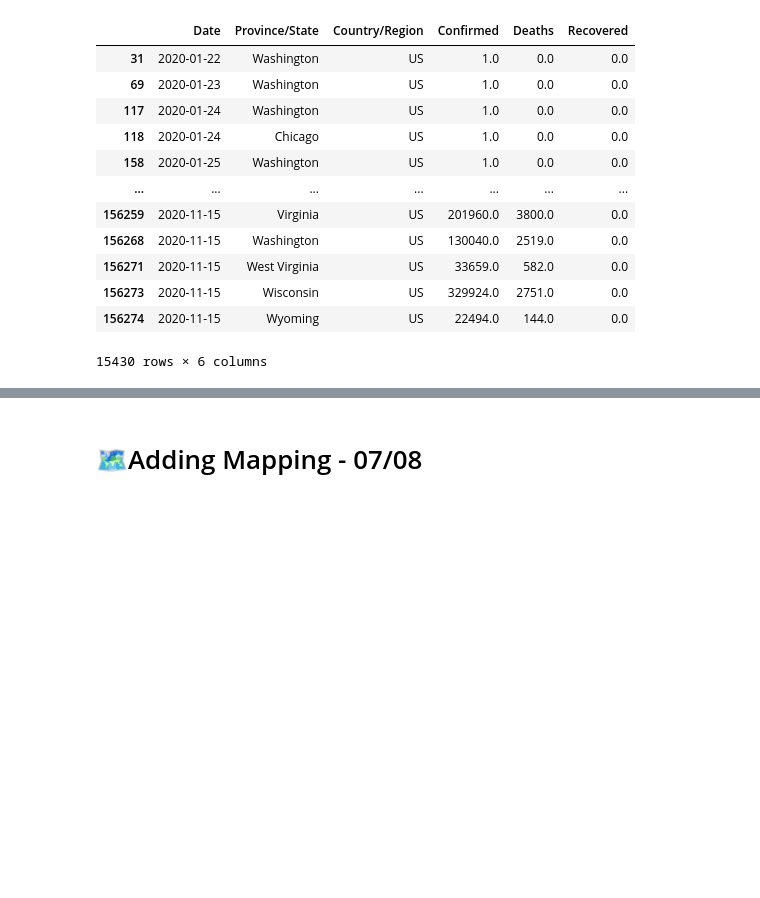
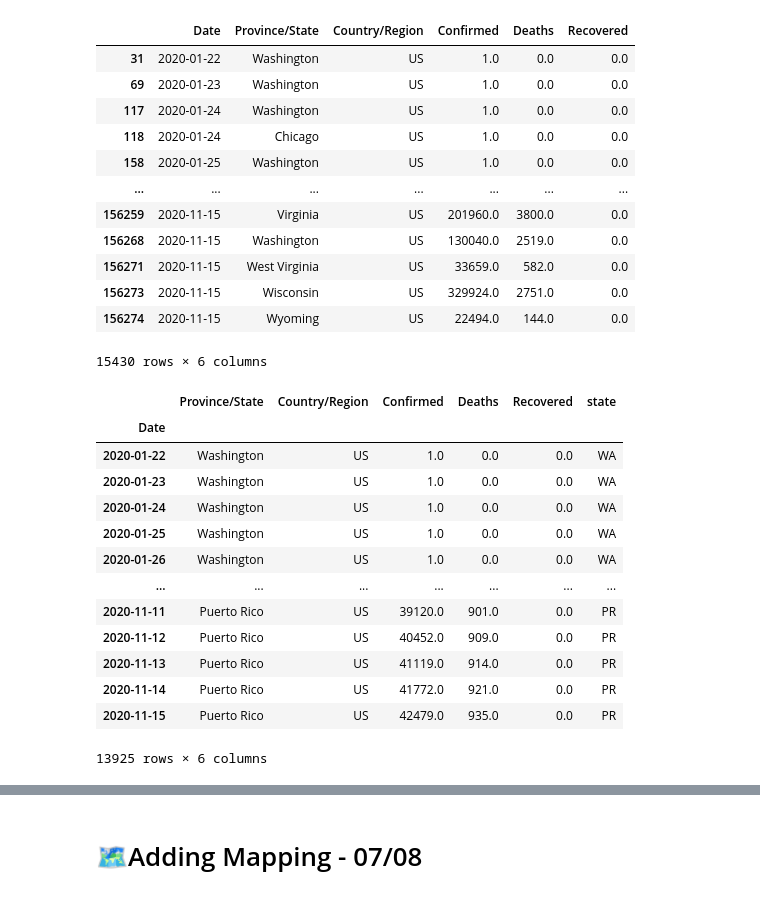
Before and after one commit to jirvingphd/playing-with-coronavirus-data, a Jupyter notebook: coronavirus-v3-WIP.ipynb, the cells around one changed output, grey strips where cells are left out. Drawn from its saved outputs; the diff is of its cells as text; code cells hidden in the pictures; blank space fills up the shorter version.

```diff
--- a/coronavirus-v3-WIP.ipynb
+++ b/coronavirus-v3-WIP.ipynb
@@ -106,3 +337,21 @@ us
 | 156273 | 2020-11-15 | Wisconsin | US | 329924.0 | 2751.0 | 0.0 |
 | 156274 | 2020-11-15 | Wyoming | US | 22494.0 | 144.0 | 0.0 |
 15430 rows × 6 columns
+# %%
+df_us = get_and_clean_US(us)
+df_us
+# %% [output]
+|  | Province/State | Country/Region | Confirmed | Deaths | Recovered | state |
+| Date |  |  |  |  |  |  |
+| 2020-01-22 | Washington | US | 1.0 | 0.0 | 0.0 | WA |
+| 2020-01-23 | Washington | US | 1.0 | 0.0 | 0.0 | WA |
+| 2020-01-24 | Washington | US | 1.0 | 0.0 | 0.0 | WA |
+| 2020-01-25 | Washington | US | 1.0 | 0.0 | 0.0 | WA |
+| 2020-01-26 | Washington | US | 1.0 | 0.0 | 0.0 | WA |
+| ... | ... | ... | ... | ... | ... | ... |
+| 2020-11-11 | Puerto Rico | US | 39120.0 | 901.0 | 0.0 | PR |
+| 2020-11-12 | Puerto Rico | US | 40452.0 | 909.0 | 0.0 | PR |
+| 2020-11-13 | Puerto Rico | US | 41119.0 | 914.0 | 0.0 | PR |
+| 2020-11-14 | Puerto Rico | US | 41772.0 | 921.0 | 0.0 | PR |
+| 2020-11-15 | Puerto Rico | US | 42479.0 | 935.0 | 0.0 | PR |
+13925 rows × 6 columns
```
Also changed, not shown: parts of 16 cells of this notebook, 3 other files.
